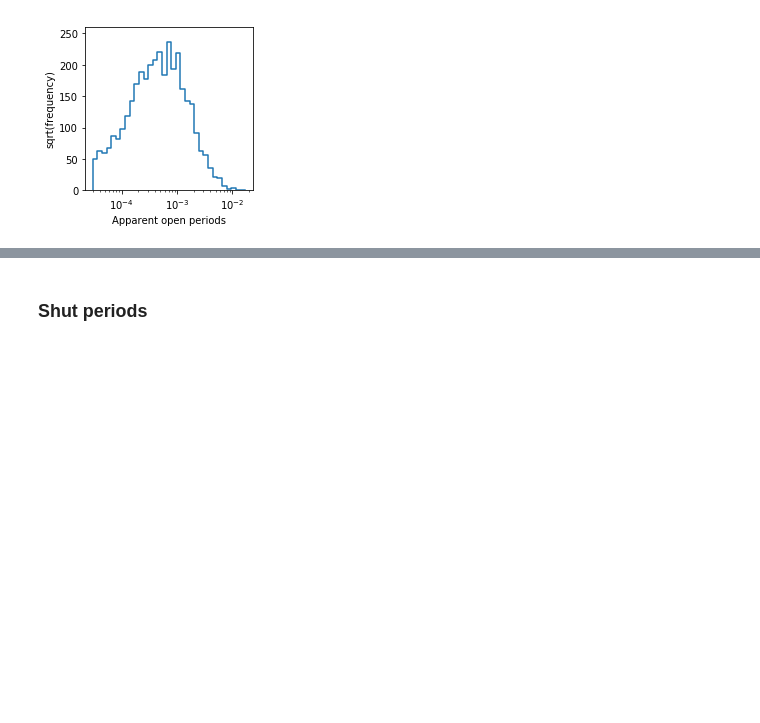
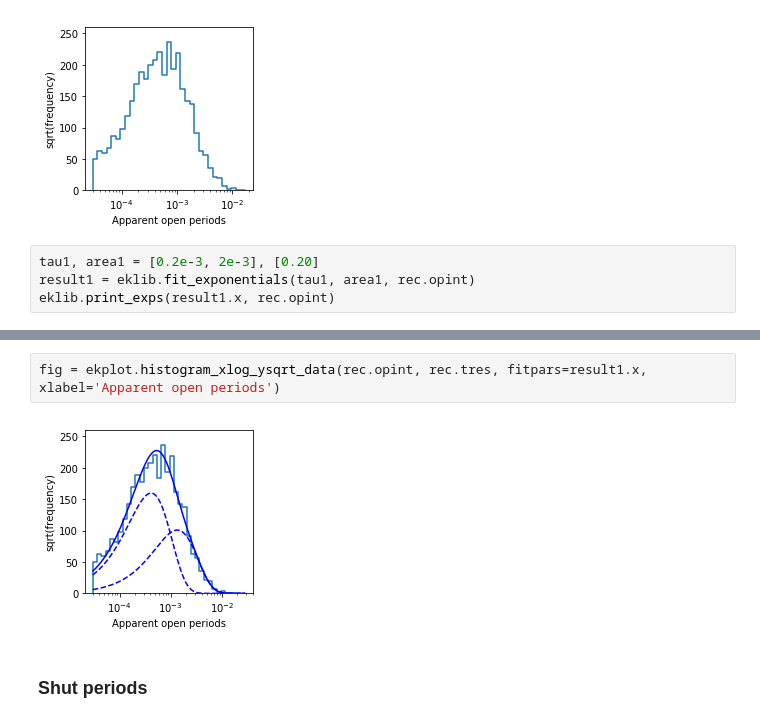
Before and after one commit to remislp/EKDIST, a Jupyter notebook: EKDIST_example.ipynb, the cells around one changed output, grey strips where cells are left out. Drawn from its saved outputs; the diff is of its cells as text; blank space fills up the shorter version.

Commit message:
Fitting exponential pdf

```diff
--- a/EKDIST_example.ipynb
+++ b/EKDIST_example.ipynb
@@ -69,3 +70,7 @@ fig = ekplot.stability_intervals(rec, window=50)
 fig = ekplot.histogram_xlog_ysqrt_data(rec.opint, rec.tres, xlabel='Apparent open periods')
 # %% [output]
 [figure]
+# %%
+tau1, area1 = [0.2e-3, 2e-3], [0.20]
+result1 = eklib.fit_exponentials(tau1, area1, rec.opint)
+eklib.print_exps(result1.x, rec.opint)
@@ -72,3 +91,7 @@ fig = ekplot.histogram_xlog_ysqrt_data(rec.opint, rec.tres, xlabel='Apparent ope
+# %%
+fig = ekplot.histogram_xlog_ysqrt_data(rec.opint, rec.tres, fitpars=result1.x, xlabel='Apparent open periods')
+# %% [output]
+[figure, added]
 # %% [markdown]
 ### Shut periods
 # %%
```
Also changed, not shown: parts of 4 cells of this notebook, 3 other files.
